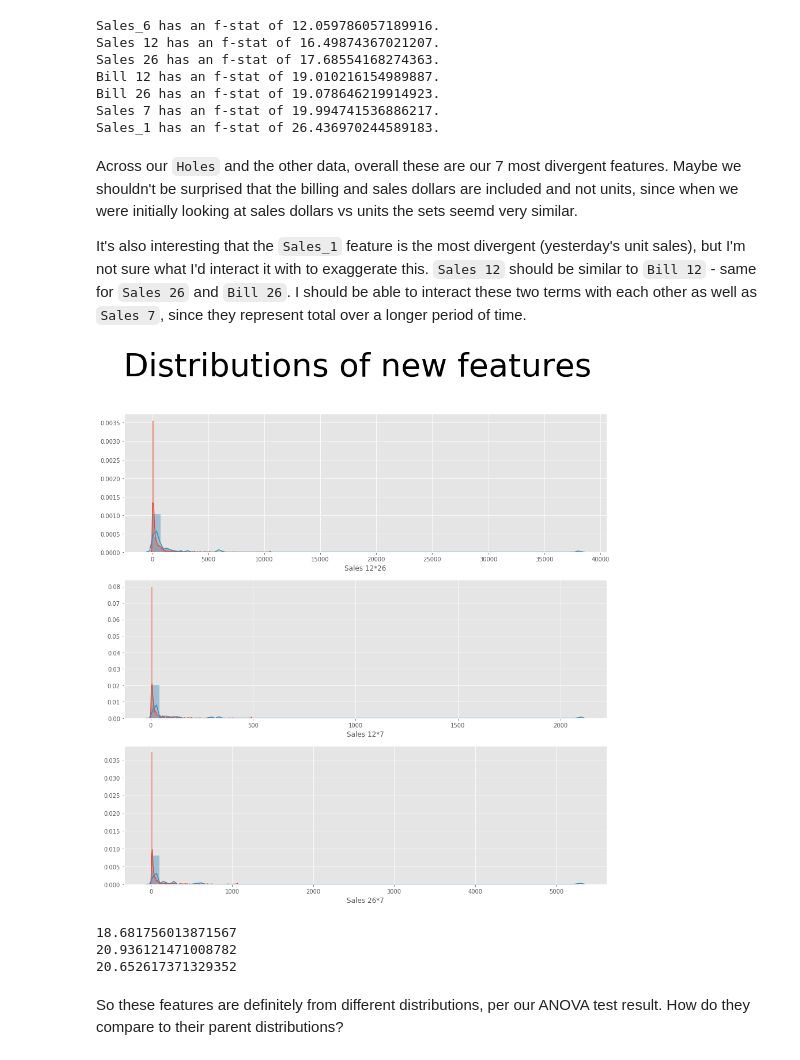
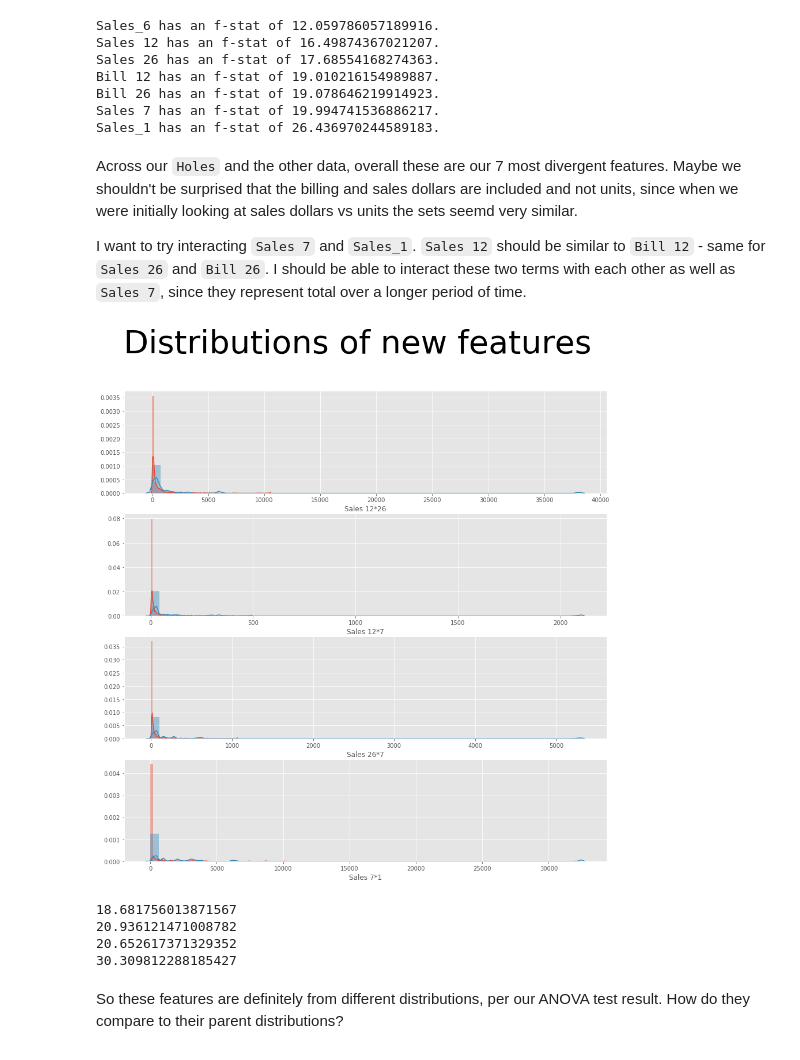
Before and after one commit to CjMullins87/Automated-Store-Walks, a Jupyter notebook: EDA.ipynb, the cells around one changed output. Cells and saved outputs as stored; diff of their text form; code cells hidden in the pictures.

```diff
--- a/EDA.ipynb
+++ b/EDA.ipynb
@@ -145,23 +145,24 @@ Sales_1 has an f-stat of 26.436970244589183.
 # %% [markdown]
 Across our `Holes` and the other data, overall these are our 7 most divergent features. Maybe we shouldn't be surprised that the billing and sales dollars are included and not units, since when we were initially looking at sales dollars vs units the sets seemd very similar.
 
-It's also interesting that the `Sales_1` feature is the most divergent (yesterday's unit sales), but I'm not sure what I'd interact it with to exaggerate this. `Sales 12` should be similar to `Bill 12` - same for `Sales 26` and `Bill 26`. I should be able to interact these two terms with each other as well as `Sales 7`, since they represent total over a longer period of time.
+I want to try interacting `Sales 7` and `Sales_1`. `Sales 12` should be similar to `Bill 12` - same for `Sales 26` and `Bill 26`. I should be able to interact these two terms with each other as well as `Sales 7`, since they represent total over a longer period of time.
 # %%
+df['Sales 7*1'] = df['Sales 7'] * df['Sales_1']
 df['Sales 12*26'] = (df['Sales 12'] * df['Sales 26'])/1000
 df['Sales 12*7'] = (df['Sales 12'] * df['Sales 7'])/1000
 df['Sales 26*7'] = (df['Sales 26'] * df['Sales 7'])/1000
 holes = df.loc[df['Hole'] == 1]
 other = df.loc[df['Hole'] == 0]
 # %%
-fig, axes = plt.subplots(3, 1, figsize =(15, 15))
+fig, axes = plt.subplots(4, 1, figsize =(15, 15))
 fig.suptitle('Distributions of new features', fontsize = 56)
 
-columns = ['Sales 12*26', 'Sales 12*7', 'Sales 26*7']
+columns = ['Sales 12*26', 'Sales 12*7', 'Sales 26*7', 'Sales 7*1']
 for i, ax in enumerate(axes):
     sns.distplot(other[columns[i]], ax = ax)
     sns.distplot(holes[columns[i]], ax = ax)
 # %% [output]
-[figure, old version]
+[figure, new version]
 # %%
 for column in columns:
     result = stats.f_oneway(other[column], holes[column])
@@ -170,6 +171,7 @@ for column in columns:
 18.681756013871567
 20.936121471008782
 20.652617371329352
+30.309812288185427
 # %% [markdown]
 So these features are definitely from different distributions, per our ANOVA test result. How do they compare to their parent distributions?
 # %%
```
Also changed, not shown: parts of 7 cells of this notebook, 22 other files.
